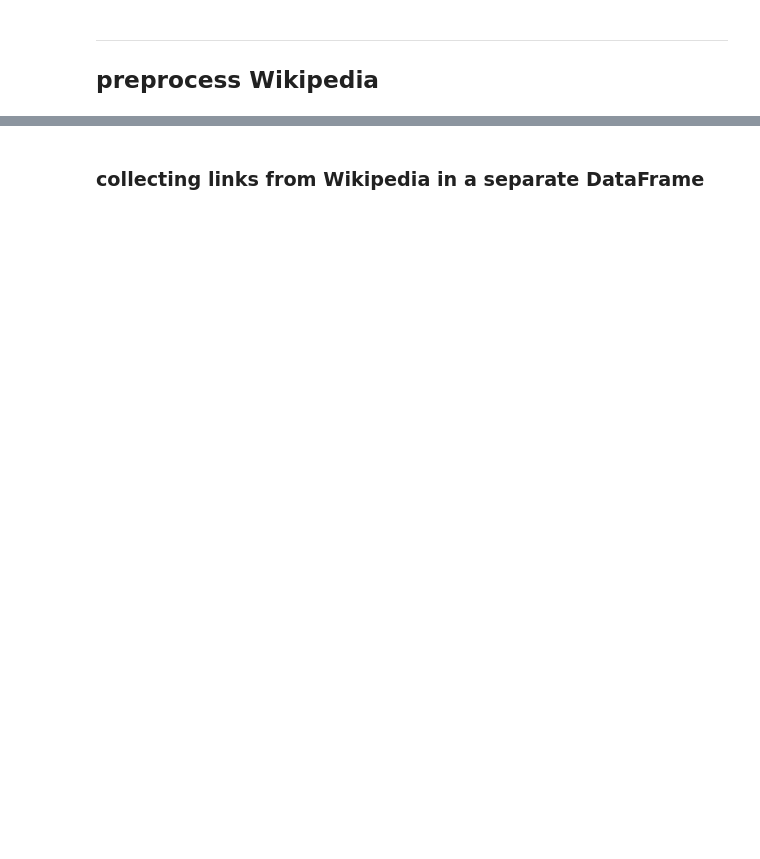
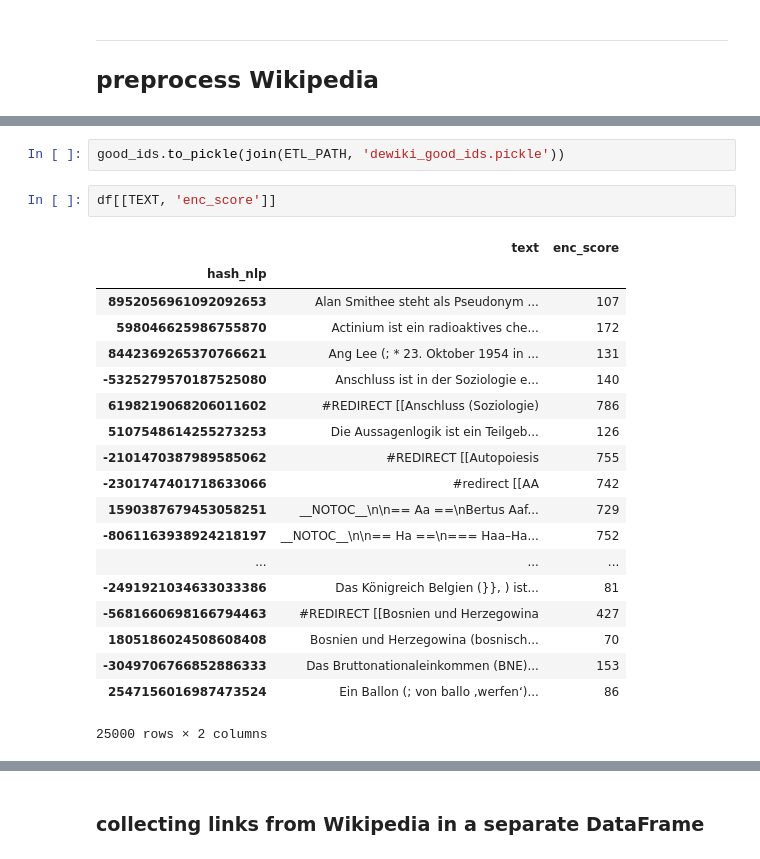
Before and after one commit to andifunke/topic-labeling, a Jupyter notebook: Snippets.ipynb, the cells around one changed output, grey strips where cells are left out. Saved outputs shown, nothing was run; the diff lists cells and outputs as text; blank space fills up the shorter version.

Commit message:
dewiki

```diff
--- a/Snippets.ipynb
+++ b/Snippets.ipynb
@@ -468,0 +578,24 @@ dfnlpx.to_pickle(f)
+# %%
+good_ids.to_pickle(join(ETL_PATH, 'dewiki_good_ids.pickle'))
+# %%
+df[[TEXT, 'enc_score']]
+# %% [output]
+|  | text | enc_score |
+| hash_nlp |  |  |
+| 8952056961092092653 | Alan Smithee steht als Pseudonym ... | 107 |
+| 598046625986755870 | Actinium ist ein radioaktives che... | 172 |
+| 8442369265370766621 | Ang Lee (; * 23. Oktober 1954 in ... | 131 |
+| -5325279570187525080 | Anschluss ist in der Soziologie e... | 140 |
+| 6198219068206011602 | #REDIRECT [[Anschluss (Soziologie) | 786 |
+| 5107548614255273253 | Die Aussagenlogik ist ein Teilgeb... | 126 |
+| -2101470387989585062 | #REDIRECT [[Autopoiesis | 755 |
+| -2301747401718633066 | #redirect [[AA | 742 |
+| 1590387679453058251 | __NOTOC__\n\n== Aa ==\nBertus Aaf... | 729 |
+| -8061163938924218197 | __NOTOC__\n\n== Ha ==\n=== Haa–Ha... | 752 |
+| ... | ... | ... |
+| -2491921034633033386 | Das Königreich Belgien (}}, ) ist... | 81 |
+| -5681660698166794463 | #REDIRECT [[Bosnien und Herzegowina | 427 |
+| 1805186024508608408 | Bosnien und Herzegowina (bosnisch... | 70 |
+| -3049706766852886333 | Das Bruttonationaleinkommen (BNE)... | 153 |
+| 2547156016987473524 | Ein Ballon (; von ballo ‚werfen‘)... | 86 |
+25000 rows × 2 columns
```
Also changed, not shown: parts of 44 cells of this notebook, 1 other file.
